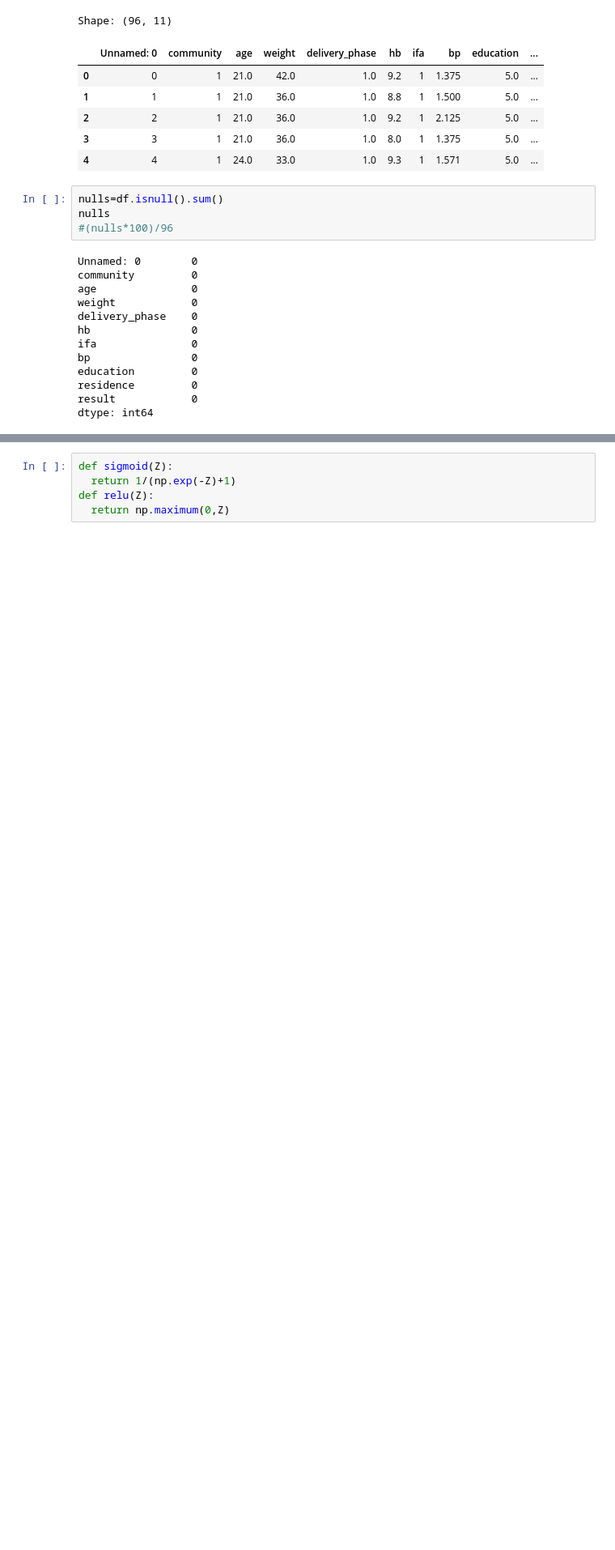
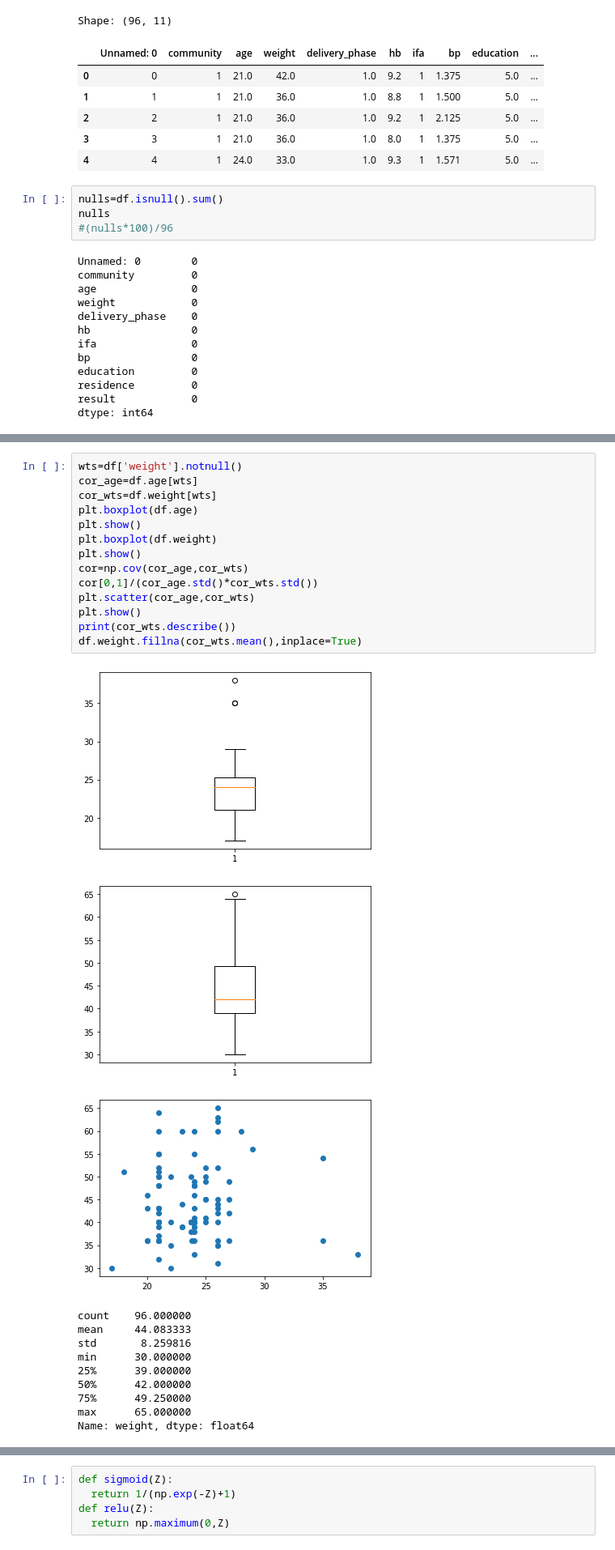
Before and after one commit to 44aayush/ML---ANN, a Jupyter notebook: PES2201800211_AAYUSHKAPOOR_ANN.ipynb, the cells around one changed output, grey strips where cells are left out. Shown at 81% size. Saved outputs shown, nothing was run; the diff lists cells and outputs as text; blank space fills up the shorter version.

```diff
--- a/PES2201800211_AAYUSHKAPOOR_ANN.ipynb
+++ b/PES2201800211_AAYUSHKAPOOR_ANN.ipynb
@@ -34,0 +81,27 @@ dtype: int64
+# %%
+wts=df['weight'].notnull()
+cor_age=df.age[wts]
+cor_wts=df.weight[wts]
+plt.boxplot(df.age)
+plt.show()
+plt.boxplot(df.weight)
+plt.show()
+cor=np.cov(cor_age,cor_wts)
+cor[0,1]/(cor_age.std()*cor_wts.std())
+plt.scatter(cor_age,cor_wts)
+plt.show()
+print(cor_wts.describe())
+df.weight.fillna(cor_wts.mean(),inplace=True)
+# %% [output]
+[figure, added]
+[figure, added]
+[figure, added]
+count    96.000000
+mean     44.083333
+std       8.259816
+min      30.000000
+25%      39.000000
+50%      42.000000
+75%      49.250000
+max      65.000000
+Name: weight, dtype: float64
```
Also changed, not shown: parts of 11 cells of this notebook, 2 other files.
